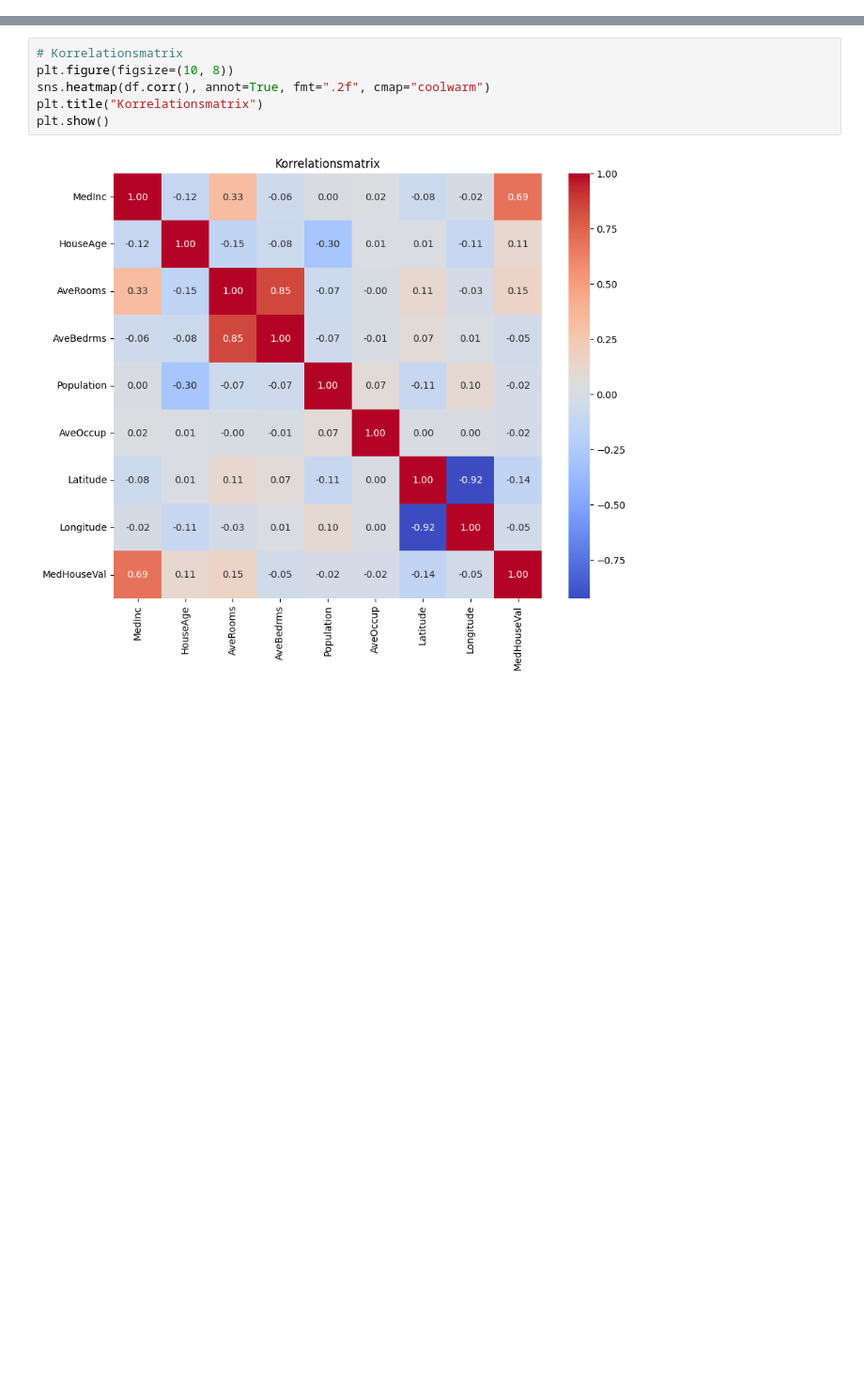
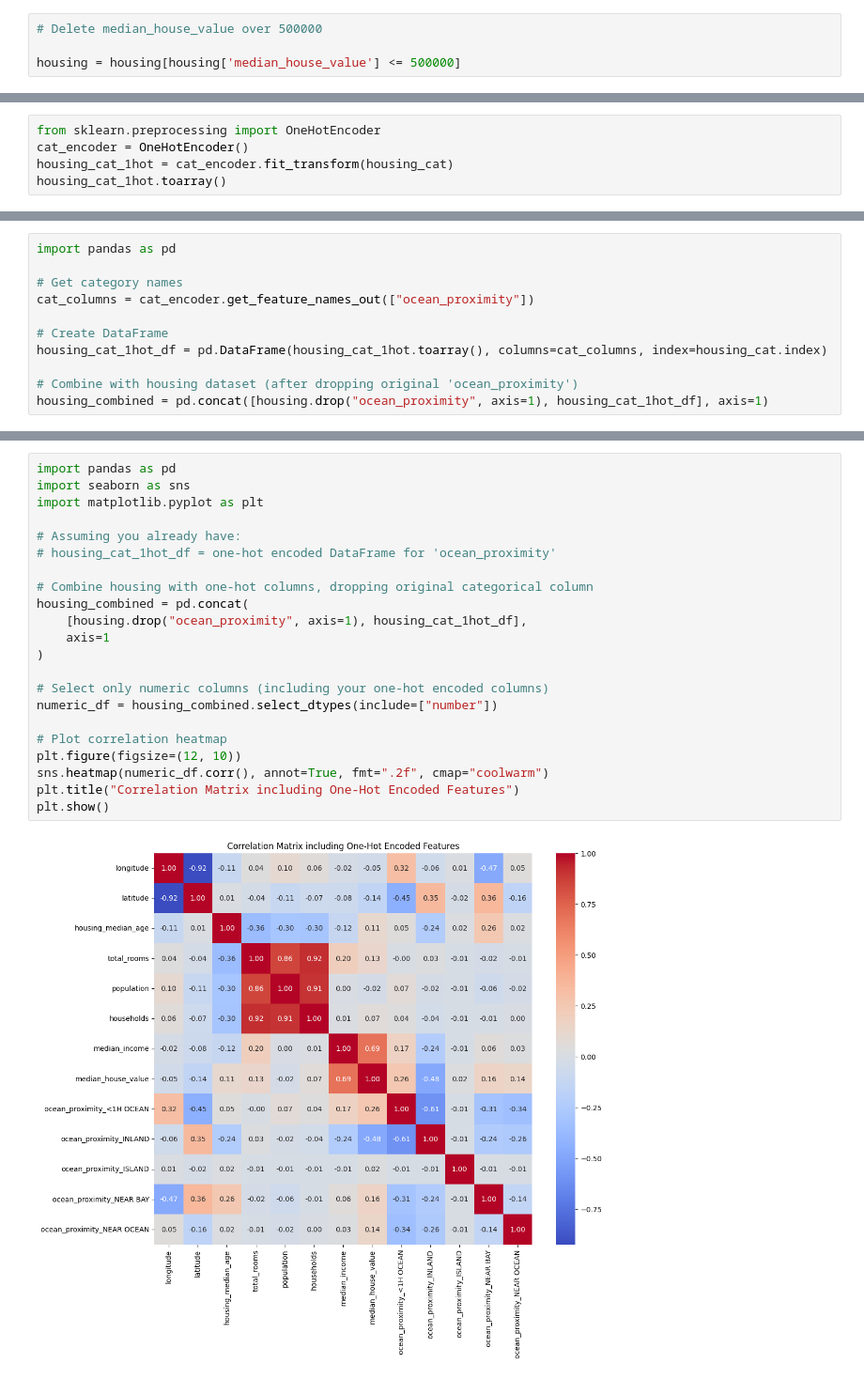
Before and after one commit to f-marquar/california-housing-mlflow, a Jupyter notebook: california_housing_data_preprocessing.ipynb, the cells around one changed output, grey strips where cells are left out. Shown at 94% size. Saved outputs shown, nothing was run; the diff lists cells and outputs as text; blank space fills up the shorter version.

Commit message:
Preprocessing & Logging mehrerer Parameter eines einzelnen Modell-Typs

```diff
--- a/california_housing_data_preprocessing.ipynb
+++ b/california_housing_data_preprocessing.ipynb
@@ -14,0 +66,4 @@ df['MedHouseVal'] = data.target
+# %%
+# Delete median_house_value over 500000
+
+housing = housing[housing['median_house_value'] <= 500000]
@@ -14,0 +93,5 @@ df['MedHouseVal'] = data.target
+# %%
+from sklearn.preprocessing import OneHotEncoder
+cat_encoder = OneHotEncoder()
+housing_cat_1hot = cat_encoder.fit_transform(housing_cat)
+housing_cat_1hot.toarray()
@@ -14,0 +106,11 @@ df['MedHouseVal'] = data.target
+# %%
+import pandas as pd
+
+# Get category names
+cat_columns = cat_encoder.get_feature_names_out(["ocean_proximity"])
+
+# Create DataFrame
+housing_cat_1hot_df = pd.DataFrame(housing_cat_1hot.toarray(), columns=cat_columns, index=housing_cat.index)
+
+# Combine with housing dataset (after dropping original 'ocean_proximity')
+housing_combined = pd.concat([housing.drop("ocean_proximity", axis=1), housing_cat_1hot_df], axis=1)
@@ -58,8 +135,24 @@ plt.show()
 # %%
-# Korrelationsmatrix
-plt.figure(figsize=(10, 8))
-sns.heatmap(df.corr(), annot=True, fmt=".2f", cmap="coolwarm")
-plt.title("Korrelationsmatrix")
+import pandas as pd
+import seaborn as sns
+import matplotlib.pyplot as plt
+
+# Assuming you already have:
+# housing_cat_1hot_df = one-hot encoded DataFrame for 'ocean_proximity'
+
+# Combine housing with one-hot columns, dropping original categorical column
+housing_combined = pd.concat(
+    [housing.drop("ocean_proximity", axis=1), housing_cat_1hot_df],
+    axis=1
+)
+
+# Select only numeric columns (including your one-hot encoded columns)
+numeric_df = housing_combined.select_dtypes(include=["number"])
+
+# Plot correlation heatmap
+plt.figure(figsize=(12, 10))
+sns.heatmap(numeric_df.corr(), annot=True, fmt=".2f", cmap="coolwarm")
+plt.title("Correlation Matrix including One-Hot Encoded Features")
 plt.show()
 # %% [output]
-[figure, old version]
+[figure, new version]
```
Also changed, not shown: parts of 16 cells of this notebook, 4 other files.
